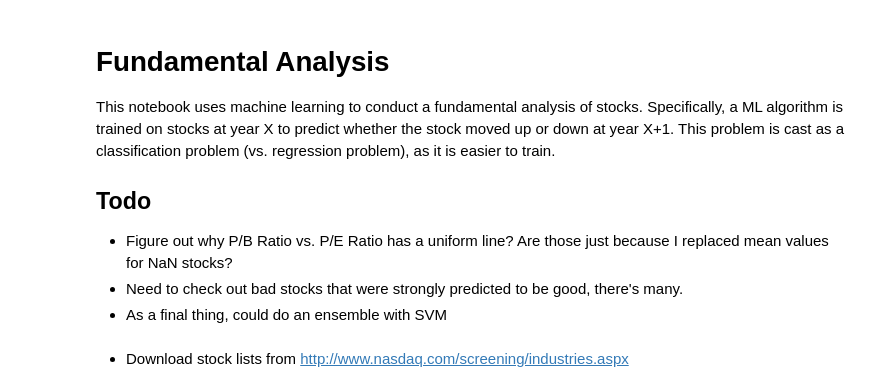
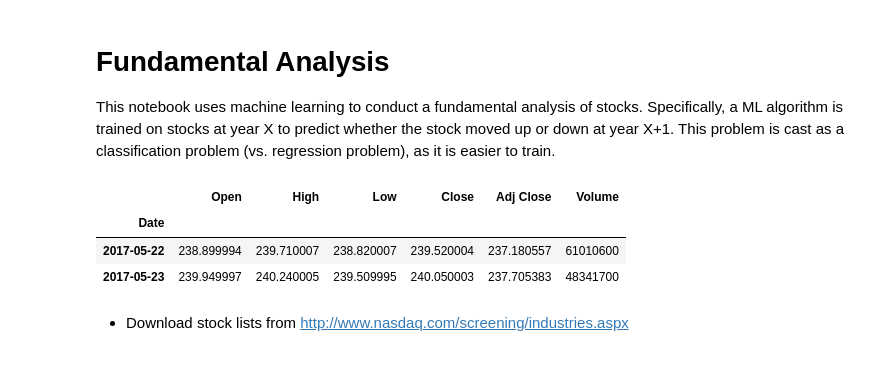
Before and after one commit to silburt/MachineLearningScratchRepo, a Jupyter notebook: Finance/Fundamental_Analysis-Classification-YOYfeatures.ipynb, the cells around one changed output. Cells and saved outputs as stored; diff of their text form; code cells hidden in the pictures.

```diff
--- a/Finance/Fundamental_Analysis-Classification-YOYfeatures.ipynb
+++ b/Finance/Fundamental_Analysis-Classification-YOYfeatures.ipynb
@@ -1,11 +1,6 @@
 # %% [markdown]
 # Fundamental Analysis
 This notebook uses machine learning to conduct a fundamental analysis of stocks. Specifically, a ML algorithm is trained on stocks at year X to predict whether the stock moved up or down at year X+1. This problem is cast as a classification problem (vs. regression problem), as it is easier to train.
-
-## Todo
-- Figure out why P/B Ratio vs. P/E Ratio has a uniform line? Are those just because I replaced mean values for NaN stocks?
-- Need to check out bad stocks that were strongly predicted to be good, there's many.
-- As a final thing, could do an ensemble with SVM
 # %%
 import pandas as pd
 import numpy as np
@@ -20,4 +22,12 @@ import datetime
 %matplotlib inline
+# %%
+data = pdr.get_data_yahoo('SPY','2017-05-20','2017-05-23')
+data
+# %% [output]
+|  | Open | High | Low | Close | Adj Close | Volume |
+| Date |  |  |  |  |  |  |
+| 2017-05-22 | 238.899994 | 239.710007 | 238.820007 | 239.520004 | 237.180557 | 61010600 |
+| 2017-05-23 | 239.949997 | 240.240005 | 239.509995 | 240.050003 | 237.705383 | 48341700 |
 # %% [markdown]
 - Download stock lists from http://www.nasdaq.com/screening/industries.aspx
 # %%
```
Also changed, not shown: parts of 13 cells of this notebook, 1 other file.
